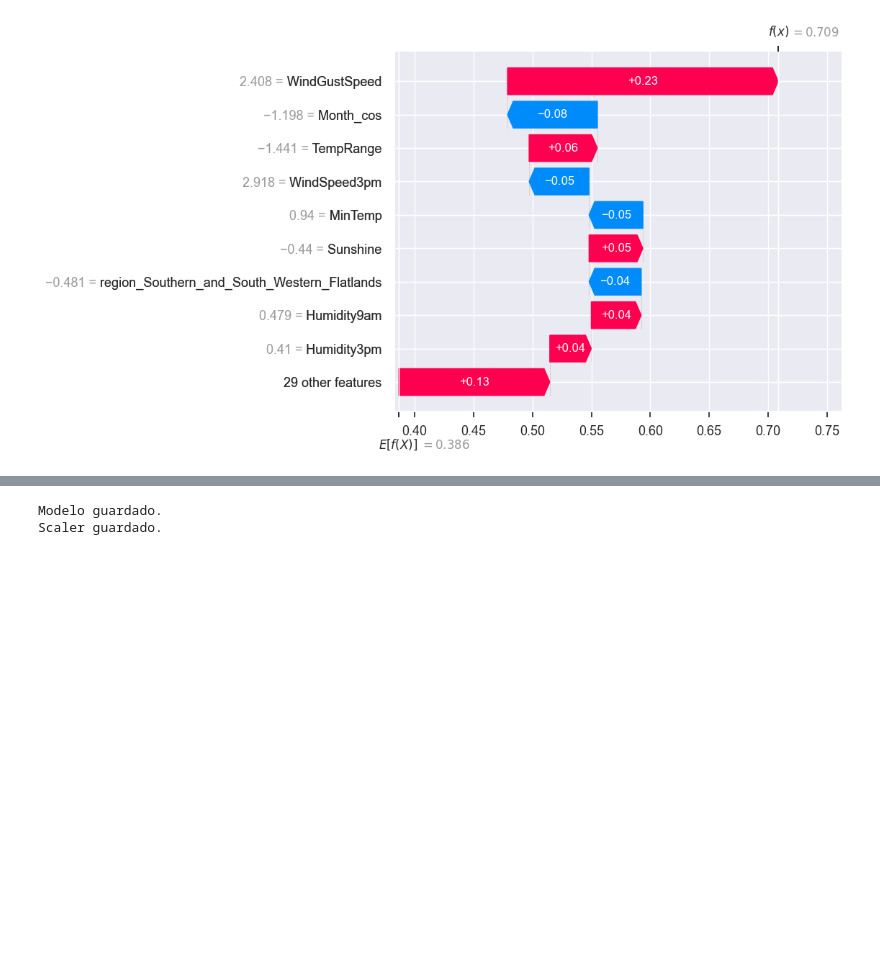
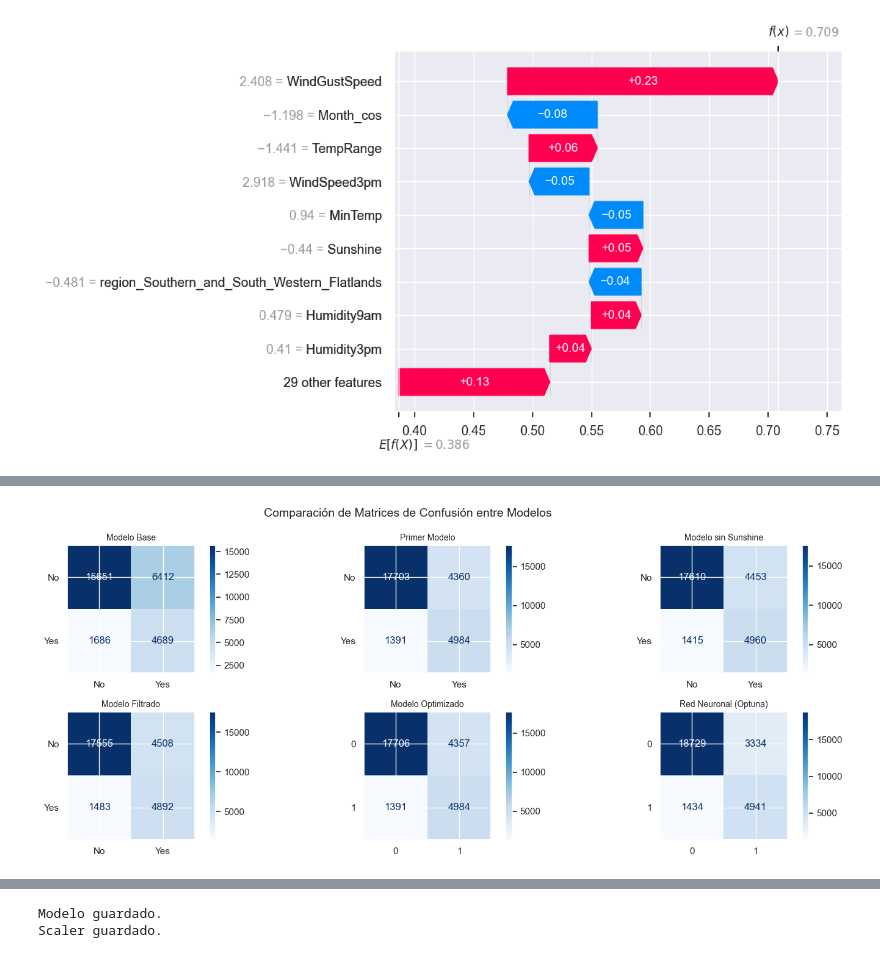
Before and after one commit to GenaCanciani/AA1-TUIA-Canciani-Mancini-Morales, a Jupyter notebook: TP-clasificacion-AA1.ipynb, the cells around one changed output, grey strips where cells are left out. Saved outputs shown, nothing was run; the diff lists cells and outputs as text; code cells hidden in the pictures; blank space fills up the shorter version.

```diff
--- a/TP-clasificacion-AA1.ipynb
+++ b/TP-clasificacion-AA1.ipynb
@@ -1751,0 +1804,24 @@ Guardado de binarios para carpeta docker
+# %%
+fig, axes = plt.subplots(2, 3, figsize=(15, 6))
+fig.suptitle("Comparación de Matrices de Confusión entre Modelos", fontsize=14)
+fig.subplots_adjust(top=0.88)
+
+modelos = [
+    ("Modelo Base", y_test, y_pred_base_lr),
+    ("Primer Modelo", y_test, y_pred_balanced),
+    ("Modelo sin Sunshine", y_test, y_pred_balanced2),
+    ("Modelo Filtrado", y_test, y_pred_balanced3),
+    ("Modelo Optimizado", y_test_codificado, y_pred_best),
+    ("Red Neuronal (Optuna)", y_test_codificado, pred_clases_optuna)
+]
+
+for ax, (titulo, y_true, pred) in zip(axes.flatten(), modelos):
+    ConfusionMatrixDisplay.from_predictions(y_true, pred, cmap=plt.cm.Blues, ax=ax)
+    ax.set_title(titulo, fontsize=10)
+    ax.set_xlabel("")
+    ax.set_ylabel("")
+
+plt.tight_layout()
+plt.show()
+# %% [output]
+[figure, added]
```
Also changed, not shown: parts of 35 cells of this notebook.
